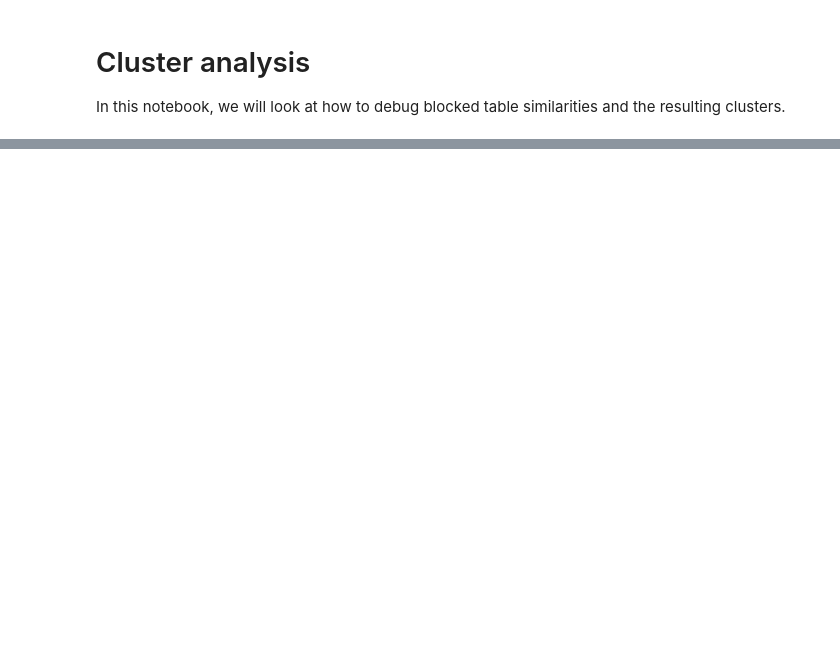
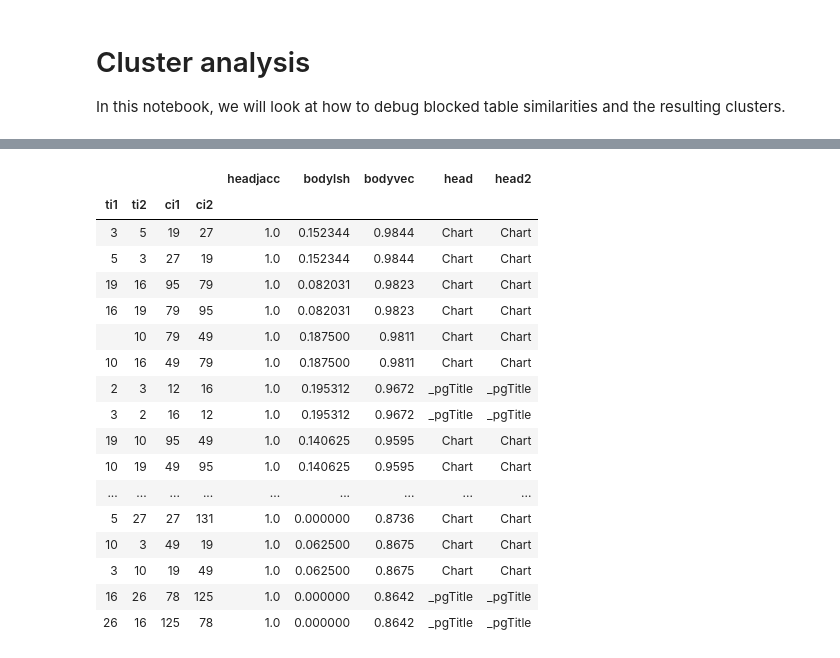
Before and after one commit to karmaresearch/takco, a Jupyter notebook: docs/tutorials/clusters.ipynb, the cells around one changed output, grey strips where cells are left out. Drawn from its saved outputs; the diff is of its cells as text; code cells hidden in the pictures; blank space fills up the shorter version.

```diff
--- a/docs/tutorials/clusters.ipynb
+++ b/docs/tutorials/clusters.ipynb
@@ -10,7 +10,7 @@ In this notebook, we will look at how to debug blocked table similarities and th
 # Assume that we have the "chartedIn" results
 import takco
 
-tables = takco.TableSet._load('../../output/chartedIn/1-reshape/*')
+tables = takco.TableSet._load('../../output/chartedIn/2-cluster/*')
 
 print(f"Got {sum(1 for _ in tables)} tables")
 takco.preview( tables )
@@ -91,0 +20,6 @@ tablesim
+# %%
+id_table = {t['_id']:t for t in tables}
+
+table = id_table['2-0']
+
+takco.preview(table)
@@ -91,0 +41,34 @@ tablesim
+# %%
+import pandas as pd
+sims = pd.read_csv('../../output/chartedIn/sims.csv', index_col=[0,1,2,3])
+
+partColAligns = table.get('partColAligns')
+ci_head = {}
+for p in partColAligns:
+    head = [' '.join(c.get('text','') for c in hcol) for hcol in zip(*p['tableHeaders'])]
+    l,g = p['partcol_local'], p['partcol_global']
+    ci_head.update({ci:head[ l[pci] ] for pci,ci in g.items()})
+ci_head = pd.Series(ci_head, name='head')
+
+partsims = sims.join(ci_head, on='ci1', how='inner').join(ci_head, how='inner', on='ci2', rsuffix='2')
+
+partsims.sort_values('bodyvec', ascending=False).head(50)
+# %% [output]
+|  |  |  |  | headjacc | bodylsh | bodyvec | head | head2 |
+| ti1 | ti2 | ci1 | ci2 |  |  |  |  |  |
+| 3 | 5 | 19 | 27 | 1.0 | 0.152344 | 0.9844 | Chart | Chart |
+| 5 | 3 | 27 | 19 | 1.0 | 0.152344 | 0.9844 | Chart | Chart |
+| 19 | 16 | 95 | 79 | 1.0 | 0.082031 | 0.9823 | Chart | Chart |
+| 16 | 19 | 79 | 95 | 1.0 | 0.082031 | 0.9823 | Chart | Chart |
+|  | 10 | 79 | 49 | 1.0 | 0.187500 | 0.9811 | Chart | Chart |
+| 10 | 16 | 49 | 79 | 1.0 | 0.187500 | 0.9811 | Chart | Chart |
+| 2 | 3 | 12 | 16 | 1.0 | 0.195312 | 0.9672 | _pgTitle | _pgTitle |
+| 3 | 2 | 16 | 12 | 1.0 | 0.195312 | 0.9672 | _pgTitle | _pgTitle |
+| 19 | 10 | 95 | 49 | 1.0 | 0.140625 | 0.9595 | Chart | Chart |
+| 10 | 19 | 49 | 95 | 1.0 | 0.140625 | 0.9595 | Chart | Chart |
+| ... | ... | ... | ... | ... | ... | ... | ... | ... |
+| 5 | 27 | 27 | 131 | 1.0 | 0.000000 | 0.8736 | Chart | Chart |
+| 10 | 3 | 49 | 19 | 1.0 | 0.062500 | 0.8675 | Chart | Chart |
+| 3 | 10 | 19 | 49 | 1.0 | 0.062500 | 0.8675 | Chart | Chart |
+| 16 | 26 | 78 | 125 | 1.0 | 0.000000 | 0.8642 | _pgTitle | _pgTitle |
+| 26 | 16 | 125 | 78 | 1.0 | 0.000000 | 0.8642 | _pgTitle | _pgTitle |
```
Also changed, not shown: parts of 6 cells of this notebook, 10 other files.
